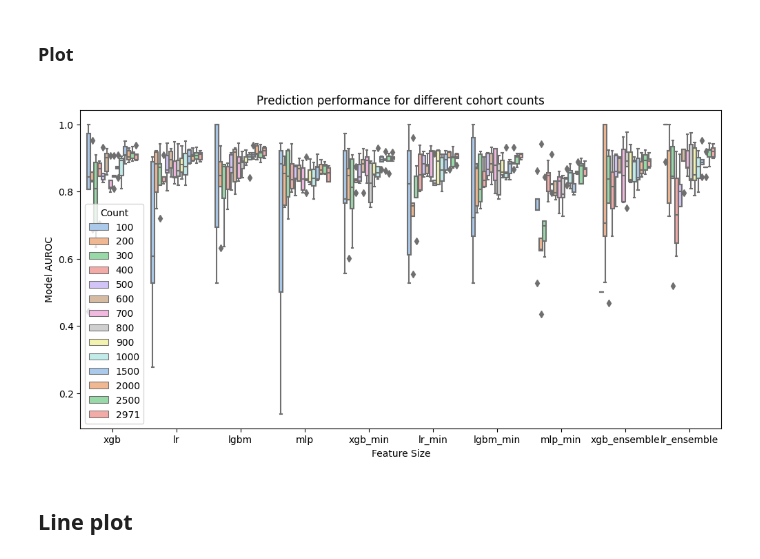
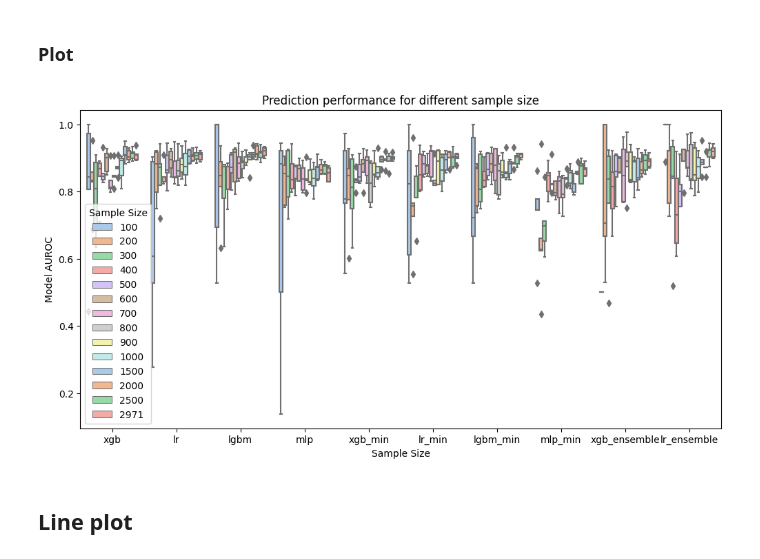
Before and after one commit to ryashpal/mortality, a Jupyter notebook: mortality_prediction/sepsis_icd/02_experiment_counts/03_analyse.ipynb, the cells around one changed output. Saved outputs shown, nothing was run; the diff lists cells and outputs as text; code cells hidden in the pictures.

Commit message:
changed the label from count to sample size

```diff
--- a/mortality_prediction/sepsis_icd/02_experiment_counts/03_analyse.ipynb
+++ b/mortality_prediction/sepsis_icd/02_experiment_counts/03_analyse.ipynb
@@ -53,25 +53,23 @@ for n in [100, 200, 300, 400, 500, 600, 700, 800, 900, 1000, 1500, 2000, 2500, 2
     for i in range(len(labels)):
         for raw_roc_auc_score in roc_auc_scores[i]:
             data.append([labels[i], n, raw_roc_auc_score])
-boxPlotDf = pd.DataFrame(data, columns=['Model', 'Count', 'AUROC Score'])
+boxPlotDf = pd.DataFrame(data, columns=['Model', 'Sample Size', 'AUROC Score'])
 # %% [markdown]
 ### Plot
 # %%
 import matplotlib.pyplot as plt
 import seaborn as sns
 
 
 plt.figure(figsize=(12,6))
-# ax = sns.boxplot(data=raw_roc_auc_scores + standardised_roc_auc_scores + rescaled_roc_auc_scores)
-# ['raw'] * len(raw_roc_auc_scores) + ['standardised'] * len(raw_roc_auc_scores) + ['rescaled'] * len(raw_roc_auc_scores)
-ax = sns.boxplot(data=boxPlotDf, x='Model', y='AUROC Score', hue='Count', palette=sns.color_palette("pastel"))
-# ax.set(xticklabels=raw_labels + standardised_labels + rescaled_labels)
-ax.set(xlabel='Feature Size')
+
+ax = sns.boxplot(data=boxPlotDf, x='Model', y='AUROC Score', hue='Sample Size', palette=sns.color_palette("pastel"))
+ax.set(xlabel='Sample Size')
 ax.set(ylabel='Model AUROC')
-ax.set_title('Prediction performance for different cohort counts')
+ax.set_title('Prediction performance for different sample size')
 plt.show()
 # %% [output]
-[figure, old version]
+[figure, new version]
 # %% [markdown]
 ## Line plot
 # %% [markdown]
```
Also changed, not shown: parts of 3 cells of this notebook.
